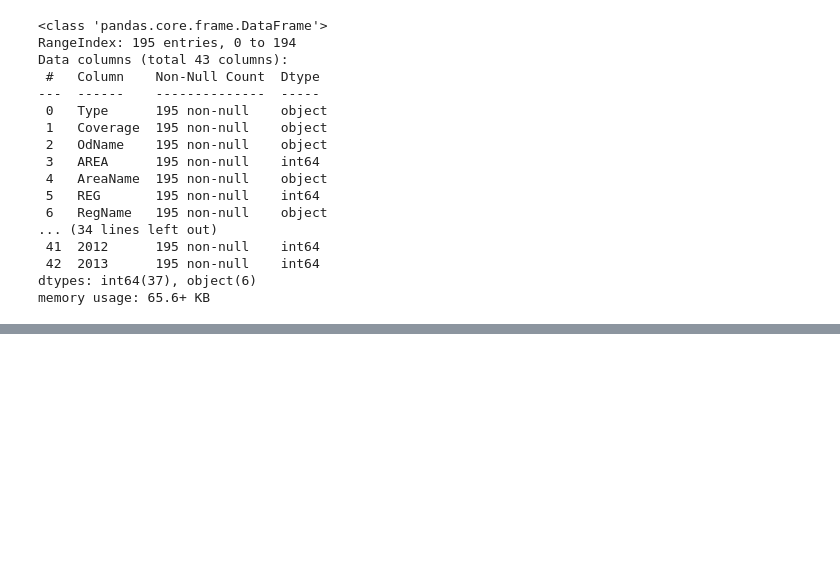
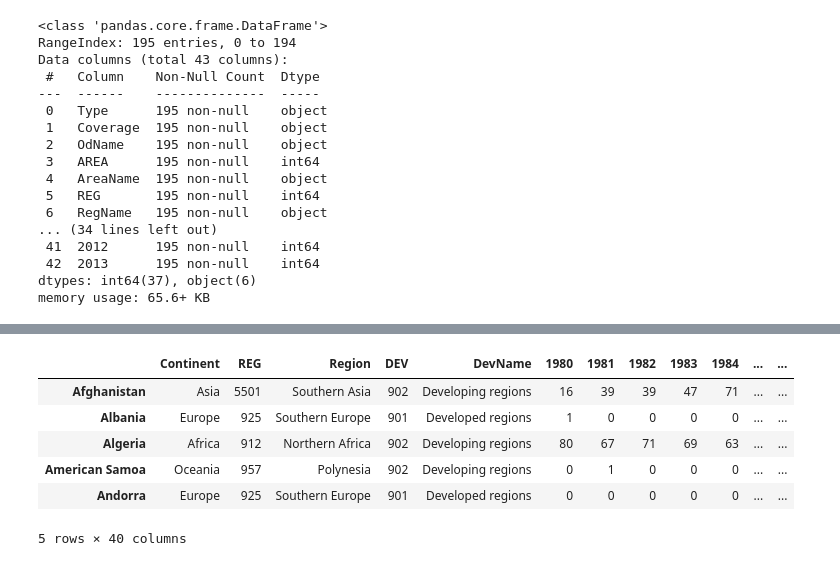
Before and after one commit to Ikalls75/Loss-Ratio-Trends-in-Indonesia-s-Insurance-Industry-OJK-Data-, a Jupyter notebook: MiniTask13.ipynb, the cells around one changed output, grey strips where cells are left out. Saved outputs shown, nothing was run; the diff lists cells and outputs as text; code cells hidden in the pictures; blank space fills up the shorter version.

```diff
--- a/MiniTask13.ipynb
+++ b/MiniTask13.ipynb
@@ -42,0 +95,11 @@ TypeError: can only concatenate str (not "int") to str
+# %%
+df_re_index['Total'] = df_re_index[years].sum(axis=1)
+df_re_index.head(5)
+# %% [output]
+|  | Continent | REG | Region | DEV | DevName | 1980 | 1981 | 1982 | 1983 | 1984 | ... | ... |
+| Afghanistan | Asia | 5501 | Southern Asia | 902 | Developing regions | 16 | 39 | 39 | 47 | 71 | ... | ... |
+| Albania | Europe | 925 | Southern Europe | 901 | Developed regions | 1 | 0 | 0 | 0 | 0 | ... | ... |
+| Algeria | Africa | 912 | Northern Africa | 902 | Developing regions | 80 | 67 | 71 | 69 | 63 | ... | ... |
+| American Samoa | Oceania | 957 | Polynesia | 902 | Developing regions | 0 | 1 | 0 | 0 | 0 | ... | ... |
+| Andorra | Europe | 925 | Southern Europe | 901 | Developed regions | 0 | 0 | 0 | 0 | 0 | ... | ... |
+5 rows × 40 columns
```
Also changed, not shown: parts of 5 cells of this notebook.
